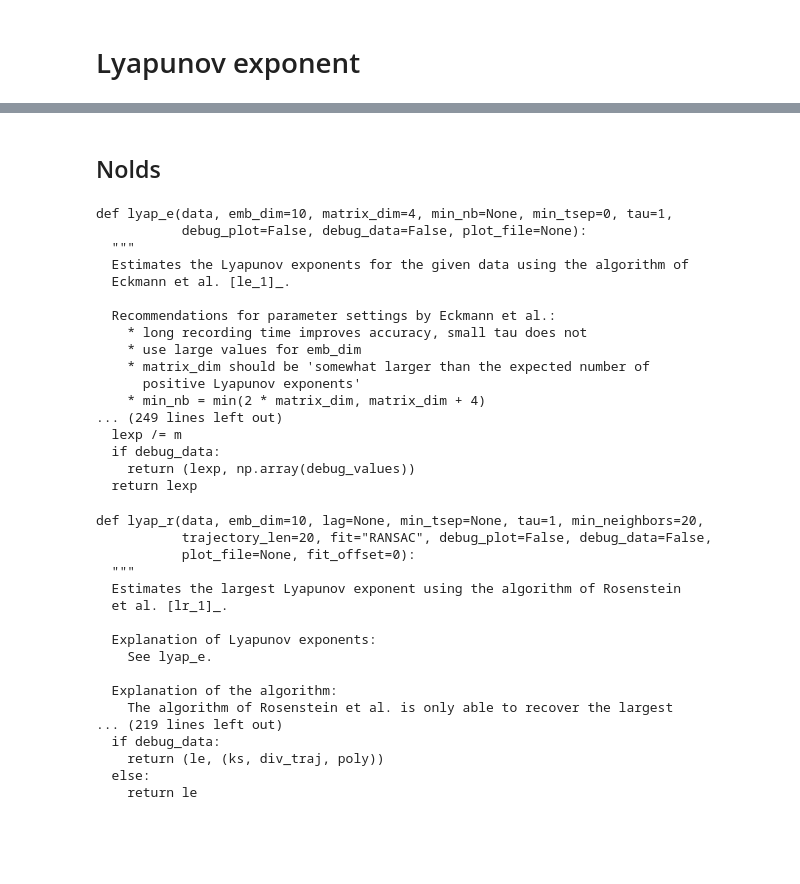
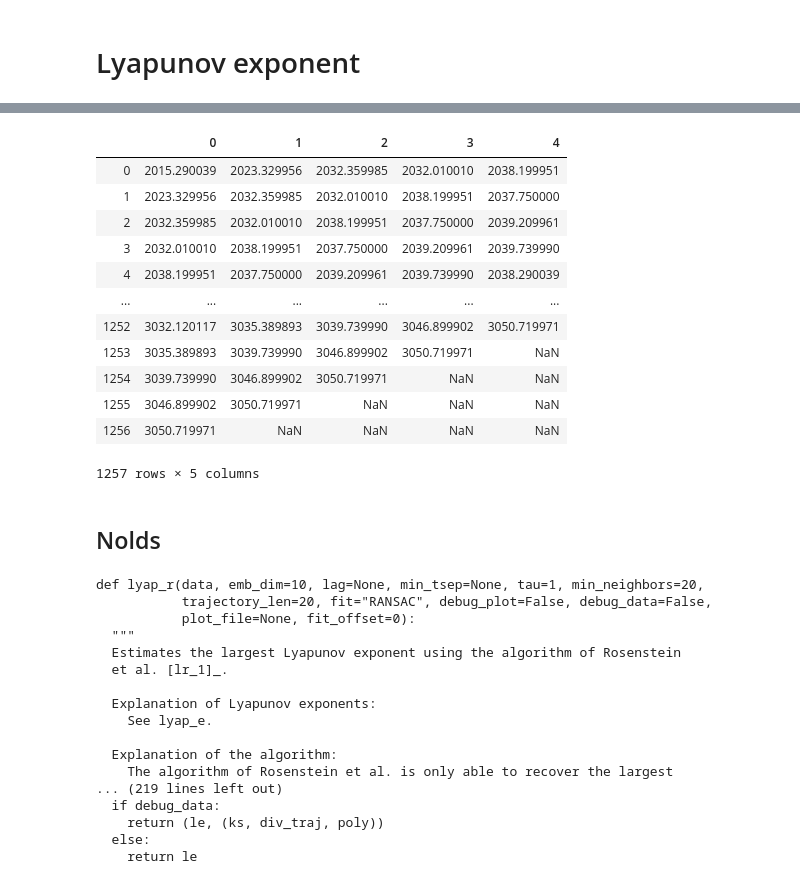
Before and after one commit to PtarmiganString/Final-year-project, a Jupyter notebook: Lyapunov + Hawkes proof of concept.ipynb, the cells around one changed output, grey strips where cells are left out. Cells and saved outputs as stored; diff of their text form; code cells hidden in the pictures; blank space fills up the shorter version.

Commit message:
time series into phase space

```diff
--- a/Lyapunov + Hawkes proof of concept.ipynb
+++ b/Lyapunov + Hawkes proof of concept.ipynb
@@ -66,0 +66,12 @@ P.plot_rates()
+# %%
+analysis_date = datetime.datetime(2014,11,5)
+
+J = 1 #lag
+m = 10 #embedding dimension
+i = s_and_p_data.loc[s_and_p_data['Date'] == analysis_date].index[0]
+# %%
+x_i = []
+
+for it in range(0, m - 1):
+    i_plus_j = i + J*it
+    x_i.append((s_and_p_data.loc[s_and_p_data.index == i_plus_j]['Open'].item()))
@@ -67,2 +106,31 @@ P.plot_rates()
+# %%
+def gen_phase_space_vector(row, J = 1, m = 5):
+    i = row.name
+
+    x_i = []
+
+    for it in range(0, m):
+        i_plus_j = i + J*it
+        try:
+            x_i.append((s_and_p_data.loc[s_and_p_data.index == i_plus_j]['Open'].item()))
+        except:
+            x_i.append(np.nan)
+    return x_i
+# %%
+s_and_p_data.apply(gen_phase_space_vector, axis = 1, result_type = 'expand')
+# %% [output]
+|  | 0 | 1 | 2 | 3 | 4 |
+| 0 | 2015.290039 | 2023.329956 | 2032.359985 | 2032.010010 | 2038.199951 |
+| 1 | 2023.329956 | 2032.359985 | 2032.010010 | 2038.199951 | 2037.750000 |
+| 2 | 2032.359985 | 2032.010010 | 2038.199951 | 2037.750000 | 2039.209961 |
+| 3 | 2032.010010 | 2038.199951 | 2037.750000 | 2039.209961 | 2039.739990 |
+| 4 | 2038.199951 | 2037.750000 | 2039.209961 | 2039.739990 | 2038.290039 |
+| ... | ... | ... | ... | ... | ... |
+| 1252 | 3032.120117 | 3035.389893 | 3039.739990 | 3046.899902 | 3050.719971 |
+| 1253 | 3035.389893 | 3039.739990 | 3046.899902 | 3050.719971 | NaN |
+| 1254 | 3039.739990 | 3046.899902 | 3050.719971 | NaN | NaN |
+| 1255 | 3046.899902 | 3050.719971 | NaN | NaN | NaN |
+| 1256 | 3050.719971 | NaN | NaN | NaN | NaN |
+1257 rows × 5 columns
 # %% [markdown]
 ## Nolds
@@ -71,23 +137,3 @@ P.plot_rates()
-# %%
-print(inspect.getsource(nolds.lyap_e))
-# %% [output]
-def lyap_e(data, emb_dim=10, matrix_dim=4, min_nb=None, min_tsep=0, tau=1,
-           debug_plot=False, debug_data=False, plot_file=None):
-  """
-  Estimates the Lyapunov exponents for the given data using the algorithm of
-  Eckmann et al. [le_1]_.
-
-  Recommendations for parameter settings by Eckmann et al.:
-    * long recording time improves accuracy, small tau does not
-    * use large values for emb_dim
-    * matrix_dim should be 'somewhat larger than the expected number of
-      positive Lyapunov exponents'
-    * min_nb = min(2 * matrix_dim, matrix_dim + 4)
-... (249 lines left out)
-  lexp /= m
-  if debug_data:
-    return (lexp, np.array(debug_values))
-  return lexp
 # %%
 print(inspect.getsource(nolds.lyap_r))
 # %% [output]
```
Also changed, not shown: parts of 14 cells of this notebook.
